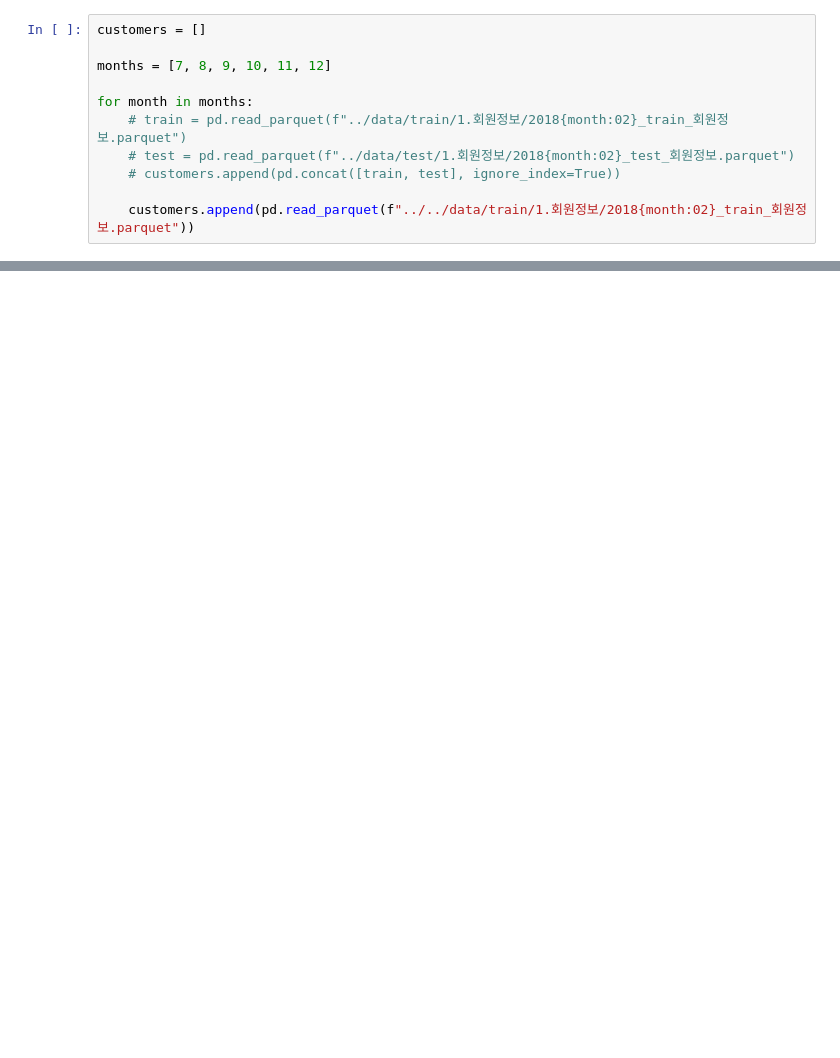
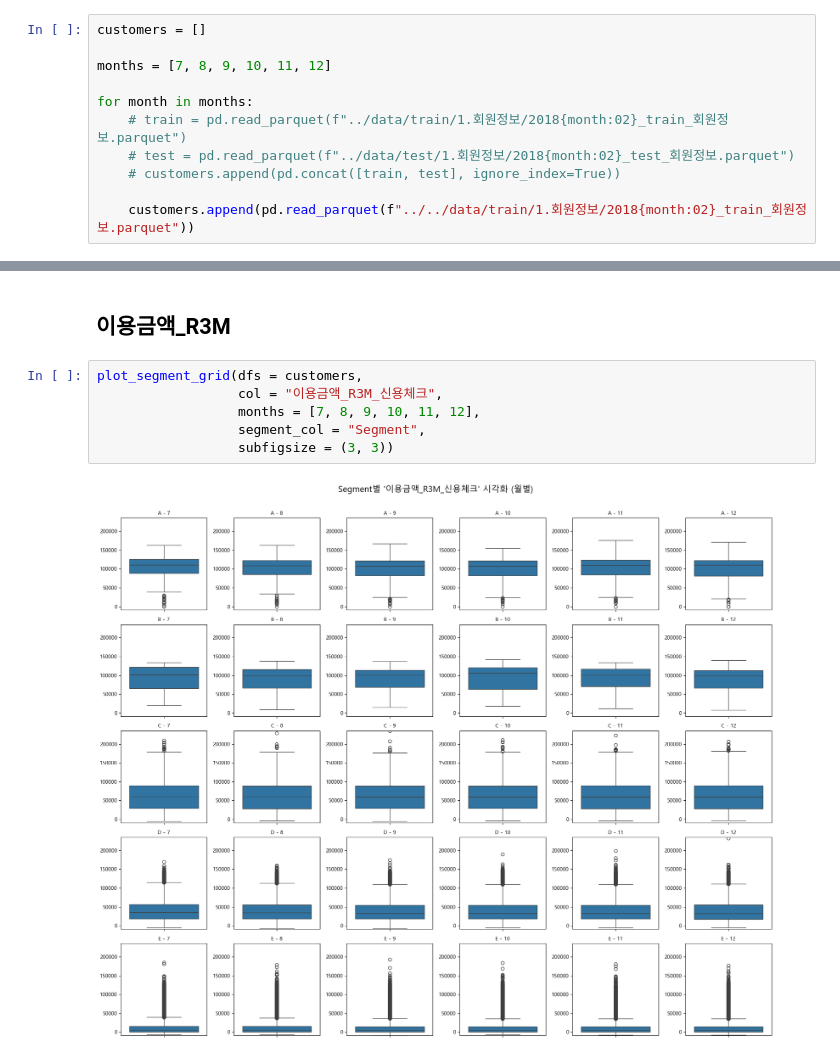
Before and after one commit to howsrio/credit_segment, a Jupyter notebook: eda/1.회원정보/카드이용.ipynb, the cells around one changed output, grey strips where cells are left out. Cells and saved outputs as stored; diff of their text form; blank space fills up the shorter version.

```diff
--- a/eda/1.회원정보/카드이용.ipynb
+++ b/eda/1.회원정보/카드이용.ipynb
@@ -47,0 +51,10 @@ Index(['기준년월', 'ID', '남녀구분코드', '연령', 'Segment', '회원
+# %% [markdown]
+## 이용금액_R3M
+# %%
+plot_segment_grid(dfs = customers,
+                  col = "이용금액_R3M_신용체크",
+                  months = [7, 8, 9, 10, 11, 12],
+                  segment_col = "Segment",
+                  subfigsize = (3, 3))
+# %% [output]
+[figure, added]
```
Also changed, not shown: parts of 13 cells of this notebook, 5 other files.
